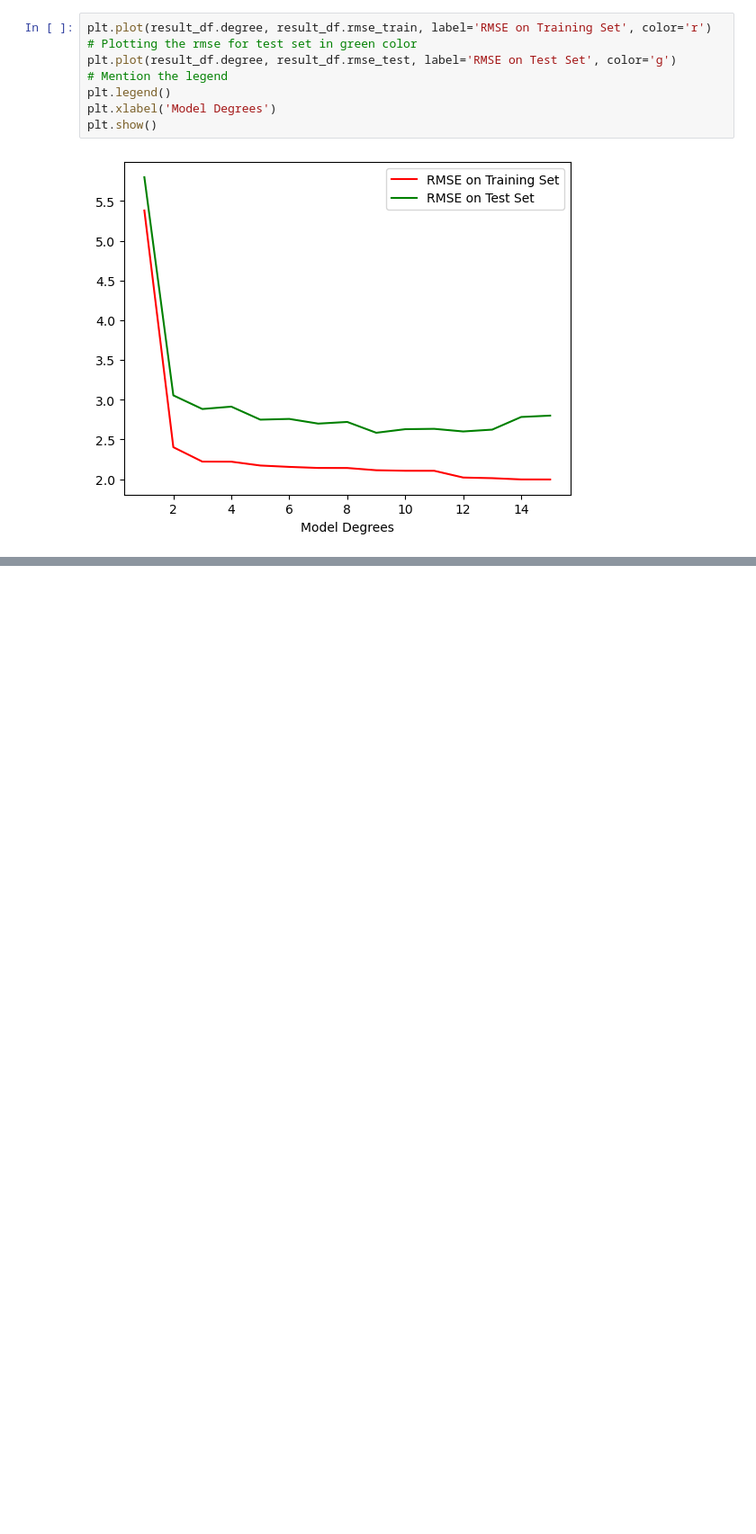
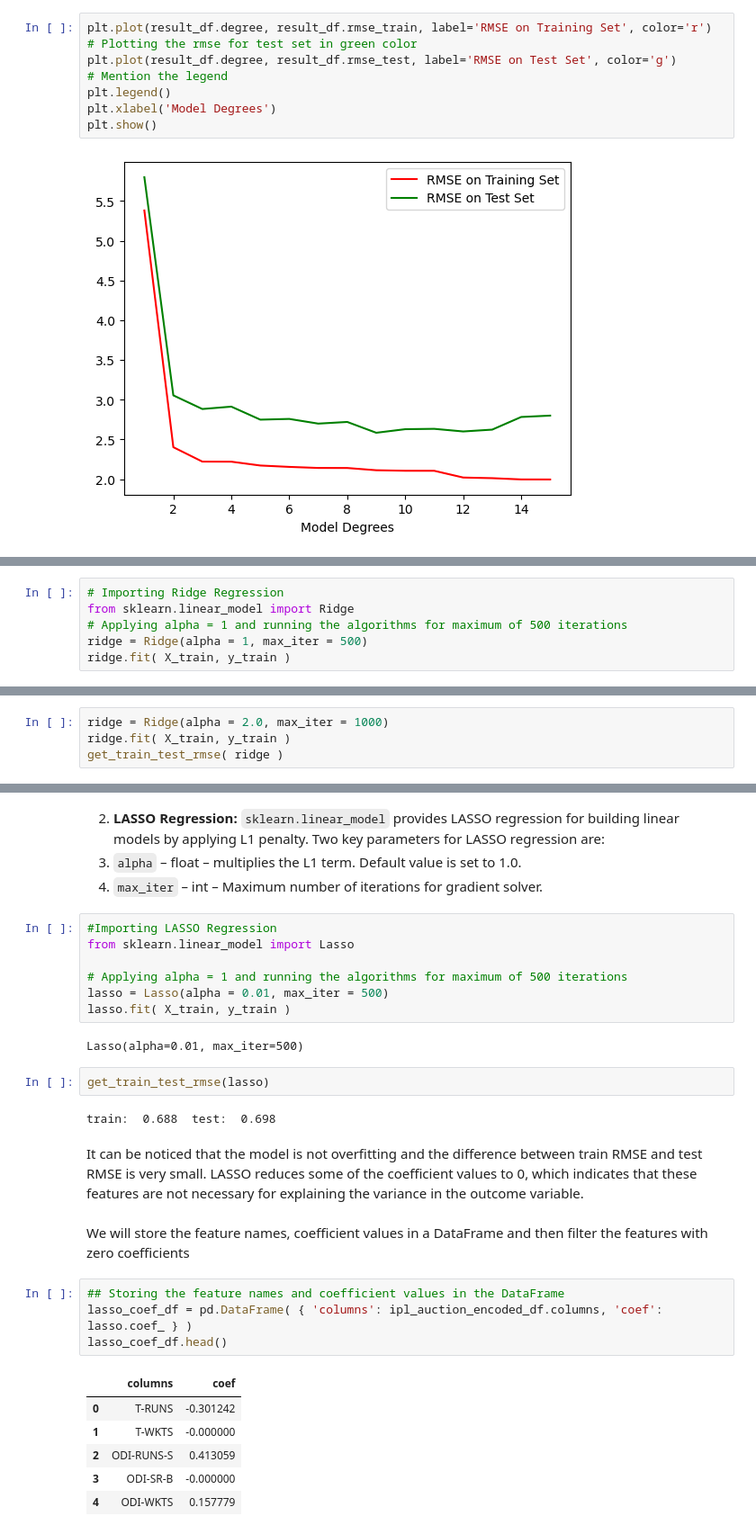
Before and after one commit to arunp77/Machine-Learning, a Jupyter notebook: Projects-ML/Reg-models/Project-2_Advertising.ipynb, the cells around one changed output, grey strips where cells are left out. Shown at 90% size. Cells and saved outputs as stored; diff of their text form; blank space fills up the shorter version.

```diff
--- a/Projects-ML/Reg-models/Project-2_Advertising.ipynb
+++ b/Projects-ML/Reg-models/Project-2_Advertising.ipynb
@@ -662,0 +829,6 @@ plt.show()
+# %%
+# Importing Ridge Regression
+from sklearn.linear_model import Ridge
+# Applying alpha = 1 and running the algorithms for maximum of 500 iterations
+ridge = Ridge(alpha = 1, max_iter = 500)
+ridge.fit( X_train, y_train )
@@ -662,0 +844,4 @@ plt.show()
+# %%
+ridge = Ridge(alpha = 2.0, max_iter = 1000)
+ridge.fit( X_train, y_train )
+get_train_test_rmse( ridge )
@@ -662,0 +855,34 @@ plt.show()
+# %% [markdown]
+2. **LASSO Regression:** `sklearn.linear_model` provides LASSO regression for building linear models by applying L1 penalty. Two key parameters for LASSO regression are:
+1. `alpha` – float – multiplies the L1 term. Default value is set to 1.0.
+2. `max_iter` – int – Maximum number of iterations for gradient solver.
+# %%
+#Importing LASSO Regression
+from sklearn.linear_model import Lasso
+
+# Applying alpha = 1 and running the algorithms for maximum of 500 iterations
+lasso = Lasso(alpha = 0.01, max_iter = 500)
+lasso.fit( X_train, y_train )
+# %% [output]
+Lasso(alpha=0.01, max_iter=500)
+# %%
+get_train_test_rmse(lasso)
+# %% [output]
+train:  0.688  test:  0.698
+# %% [markdown]
+It can be noticed that the model is not overfitting and the difference between train RMSE and test RMSE
+is very small. LASSO reduces some of the coefficient values to 0, which indicates that these features are not necessary for explaining the variance in the outcome variable.
+# %% [markdown]
+We will store the feature names, coefficient values in a DataFrame and then filter the features with
+zero coefficients
+# %%
+## Storing the feature names and coefficient values in the DataFrame
+lasso_coef_df = pd.DataFrame( { 'columns': ipl_auction_encoded_df.columns, 'coef': lasso.coef_ } )
+lasso_coef_df.head()
+# %% [output]
+|  | columns | coef |
+| 0 | T-RUNS | -0.301242 |
+| 1 | T-WKTS | -0.000000 |
+| 2 | ODI-RUNS-S | 0.413059 |
+| 3 | ODI-SR-B | -0.000000 |
+| 4 | ODI-WKTS | 0.157779 |
```
Also changed, not shown: parts of 34 cells of this notebook.
